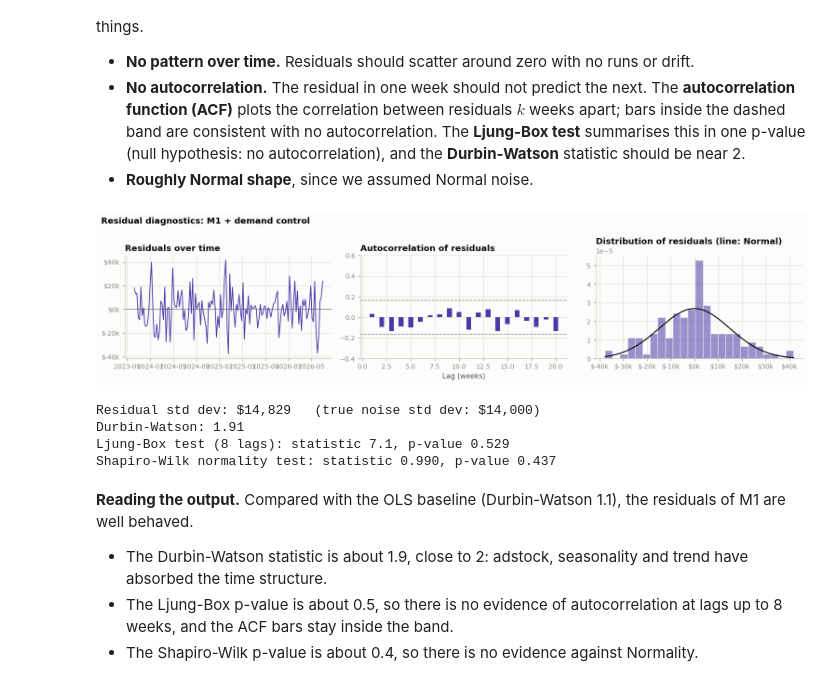
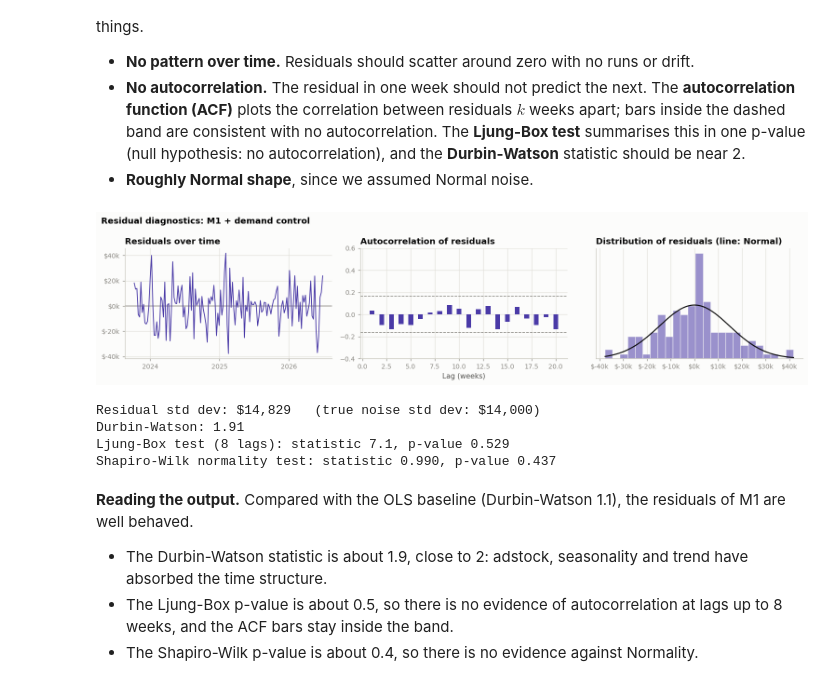
Before and after one commit to shayanAbbasi1995/mmm-synth-data-pymc-meridian, a Jupyter notebook: mmm_textbook_pymc_meridian.ipynb, the cells around one changed output. Saved outputs shown, nothing was run; the diff lists cells and outputs as text; code cells hidden in the pictures.

Commit message:
Polish diagnostics plots and correct interval-width figure in comparison text

```diff
--- a/mmm_textbook_pymc_meridian.ipynb
+++ b/mmm_textbook_pymc_meridian.ipynb
@@ -1406,7 +1406,7 @@ M0 convergence: {'max r_hat': 1.01, 'min ess_bulk': 1711.0, 'min ess_tail': 1243
 | saturation_beta[video] | 0.067 | 0.028 | 0.020 | 0.121 | 0.001 | 0.000 | 1970.0 | 1807.0 | 1.0 |
 | y_sigma | 0.029 | 0.002 | 0.026 | 0.033 | 0.000 | 0.000 | 4281.0 | 3133.0 | 1.0 |
 # %%
-axes = az.plot_trace(mmm_m0.idata, var_names=["adstock_alpha", "saturation_beta"], compact=True, figsize=(12, 5))
+axes = az.plot_trace(mmm_m0.idata, var_names=["adstock_alpha", "saturation_beta"], compact=True, legend=True, figsize=(12, 5))
 plt.suptitle("Trace plots for M0: left, posterior of each parameter per chain; right, the draws over time", y=1.02, fontsize=11)
 plt.tight_layout()
 plt.show()
@@ -1623,35 +1623,38 @@ def residual_report(label: str, color: str) -> None:
     axes[0].axhline(0, color=MUTED, linewidth=1)
     axes[0].plot(train_df["date"], resid, color=color, linewidth=1.2)
     axes[0].set_title("Residuals over time")
+    axes[0].xaxis.set_major_locator(mpl.dates.YearLocator())
+    axes[0].xaxis.set_major_formatter(mpl.dates.DateFormatter("%Y"))
     thousands(axes[0])
 
     acf = sm.tsa.acf(resid, nlags=20)
     band = 1.96 / np.sqrt(len(resid))
     axes[1].bar(range(1, 21), acf[1:], color=color, width=0.5)
     axes[1].axhline(band, color=MUTED, linestyle="--", linewidth=1)
     axes[1].axhline(-band, color=MUTED, linestyle="--", linewidth=1)
     axes[1].set(title="Autocorrelation of residuals", xlabel="Lag (weeks)", ylim=(-0.4, 0.6))
 
     axes[2].hist(resid, bins=25, density=True, color=color, alpha=0.55, edgecolor=SURFACE)
     grid = np.linspace(resid.min(), resid.max(), 200)
     axes[2].plot(grid, stats.norm.pdf(grid, resid.mean(), resid.std()), color=INK, linewidth=1.5)
     axes[2].set_title("Distribution of residuals (line: Normal)")
+    axes[2].set_yticks([])   # the density scale itself carries no information here
     thousands(axes[2], "x")
     fig.suptitle(f"Residual diagnostics: {label}", x=0.01, ha="left", fontweight="bold")
     plt.tight_layout()
     plt.show()
 
     lb = acorr_ljungbox(resid, lags=[8], return_df=True)
     shapiro_stat, shapiro_p = stats.shapiro(resid)
     print(f"Residual std dev: ${resid.std():,.0f}   (true noise std dev: ${TRUE_PARAMS['y_sigma']:,.0f})")
     print(f"Durbin-Watson: {durbin_watson(resid):.2f}")
     print(f"Ljung-Box test (8 lags): statistic {lb['lb_stat'].iloc[0]:.1f}, p-value {lb['lb_pvalue'].iloc[0]:.3f}")
     print(f"Shapiro-Wilk normality test: statistic {shapiro_stat:.3f}, p-value {shapiro_p:.3f}")
 
 
 residual_report("M1 + demand control", PYMC_COLOR)
 # %% [output]
-[figure, old version]
+[figure, new version]
 Residual std dev: $14,829   (true noise std dev: $14,000)
 Durbin-Watson: 1.91
 Ljung-Box test (8 lags): statistic 7.1, p-value 0.529
```
Also changed, not shown: parts of 9 cells of this notebook.
